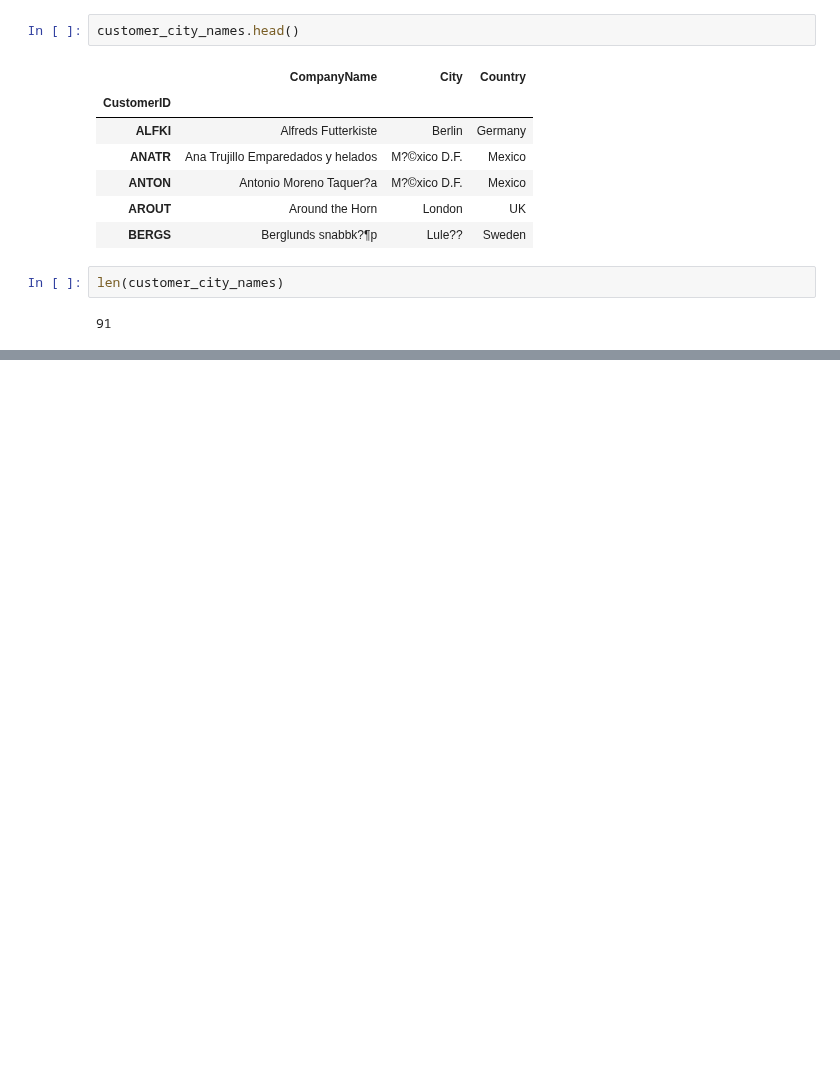
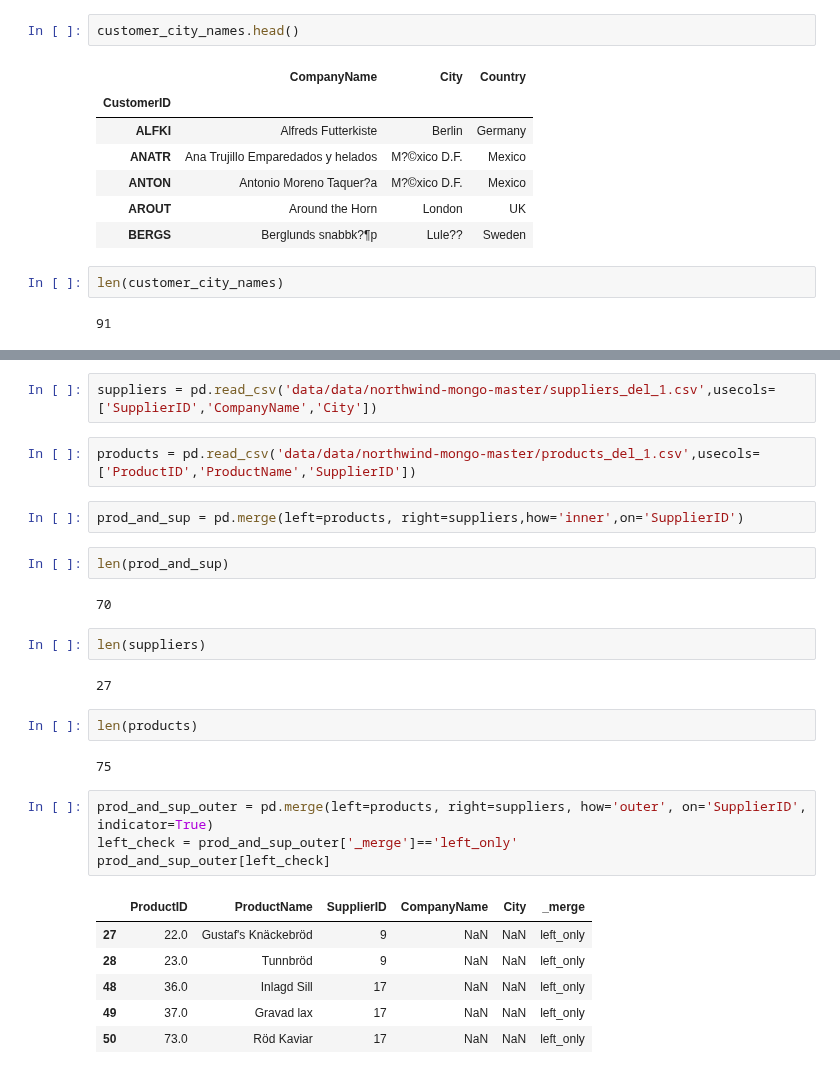
Before and after one commit to Byienio/Pandas_pg, a Jupyter notebook: MergningDataFrames.ipynb, the cells around one changed output, grey strips where cells are left out. Drawn from its saved outputs; the diff is of its cells as text; blank space fills up the shorter version.

Commit message:
Merging DataFrames with merge method

```diff
--- a/MergningDataFrames.ipynb
+++ b/MergningDataFrames.ipynb
@@ -142,0 +193,29 @@ len(customer_city_names)
+# %%
+suppliers = pd.read_csv('data/data/northwind-mongo-master/suppliers_del_1.csv',usecols=['SupplierID','CompanyName','City'])
+# %%
+products = pd.read_csv('data/data/northwind-mongo-master/products_del_1.csv',usecols=['ProductID','ProductName','SupplierID'])
+# %%
+prod_and_sup = pd.merge(left=products, right=suppliers,how='inner',on='SupplierID')
+# %%
+len(prod_and_sup)
+# %% [output]
+70
+# %%
+len(suppliers)
+# %% [output]
+27
+# %%
+len(products)
+# %% [output]
+75
+# %%
+prod_and_sup_outer = pd.merge(left=products, right=suppliers, how='outer', on='SupplierID', indicator=True)
+left_check = prod_and_sup_outer['_merge']=='left_only'
+prod_and_sup_outer[left_check]
+# %% [output]
+|  | ProductID | ProductName | SupplierID | CompanyName | City | _merge |
+| 27 | 22.0 | Gustaf's Knäckebröd | 9 | NaN | NaN | left_only |
+| 28 | 23.0 | Tunnbröd | 9 | NaN | NaN | left_only |
+| 48 | 36.0 | Inlagd Sill | 17 | NaN | NaN | left_only |
+| 49 | 37.0 | Gravad lax | 17 | NaN | NaN | left_only |
+| 50 | 73.0 | Röd Kaviar | 17 | NaN | NaN | left_only |
```
Also changed, not shown: parts of 8 cells of this notebook.
